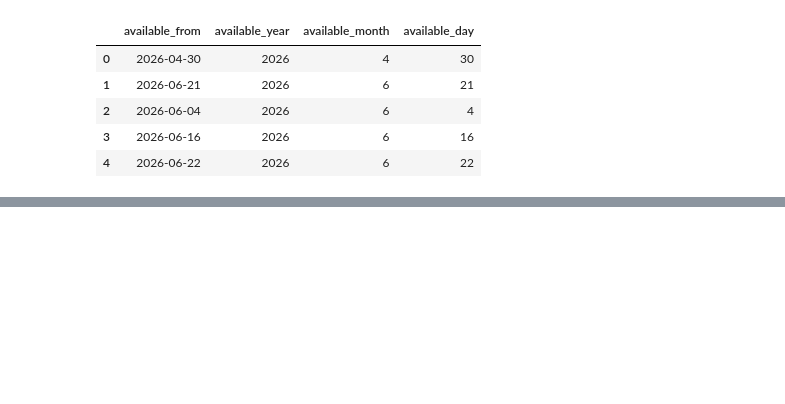
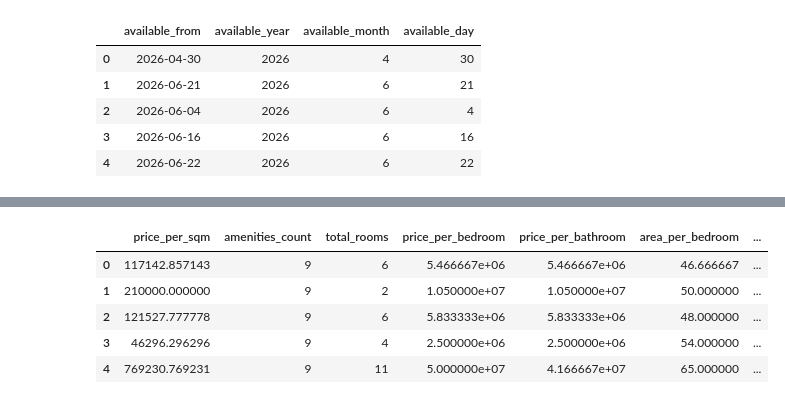
Before and after one commit to AmirAliAttiaAli/Estate-Miner, a Jupyter notebook: Preprocessing.ipynb, the cells around one changed output, grey strips where cells are left out. Cells and saved outputs as stored; diff of their text form; code cells hidden in the pictures; blank space fills up the shorter version.

```diff
--- a/Preprocessing.ipynb
+++ b/Preprocessing.ipynb
@@ -162,0 +282,20 @@ Name: area_sqm, dtype: int64
+# %%
+new_features = [
+    "price_per_sqm",
+    "amenities_count",
+    "total_rooms",
+    "price_per_bedroom",
+    "price_per_bathroom",
+    "area_per_bedroom",
+    "area_per_bathroom",
+    "amenities_per_room"
+]
+
+df[new_features].head()
+# %% [output]
+|  | price_per_sqm | amenities_count | total_rooms | price_per_bedroom | price_per_bathroom | area_per_bedroom | ... |
+| 0 | 117142.857143 | 9 | 6 | 5.466667e+06 | 5.466667e+06 | 46.666667 | ... |
+| 1 | 210000.000000 | 9 | 2 | 1.050000e+07 | 1.050000e+07 | 50.000000 | ... |
+| 2 | 121527.777778 | 9 | 6 | 5.833333e+06 | 5.833333e+06 | 48.000000 | ... |
+| 3 | 46296.296296 | 9 | 4 | 2.500000e+06 | 2.500000e+06 | 54.000000 | ... |
+| 4 | 769230.769231 | 9 | 11 | 5.000000e+07 | 4.166667e+07 | 65.000000 | ... |
```
Also changed, not shown: parts of 39 cells of this notebook, 3 other files.
